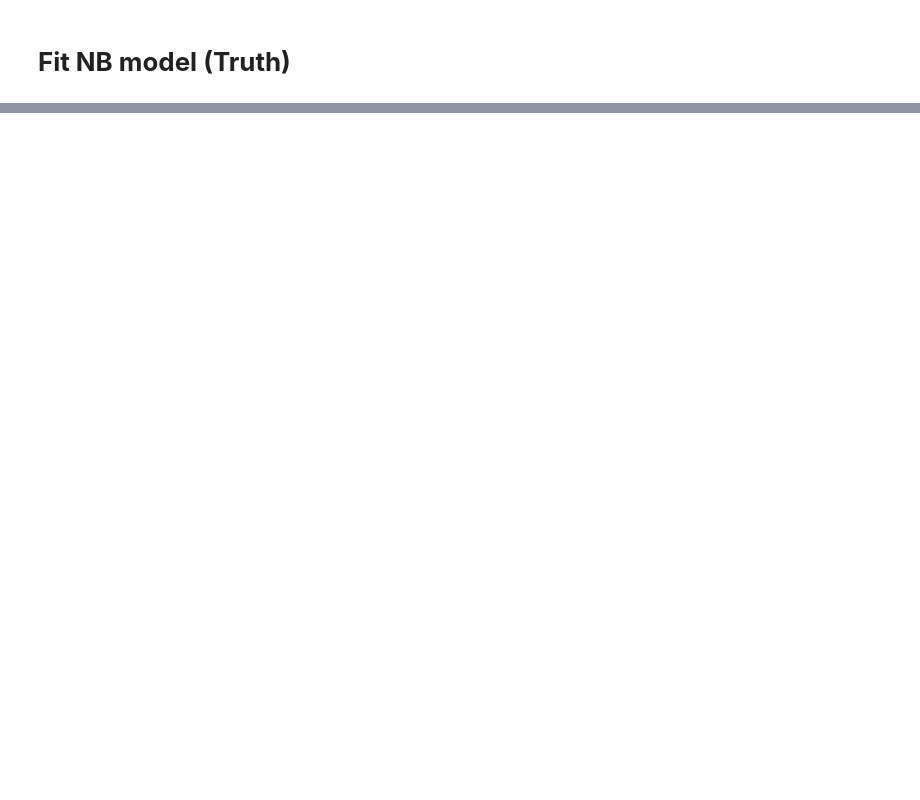
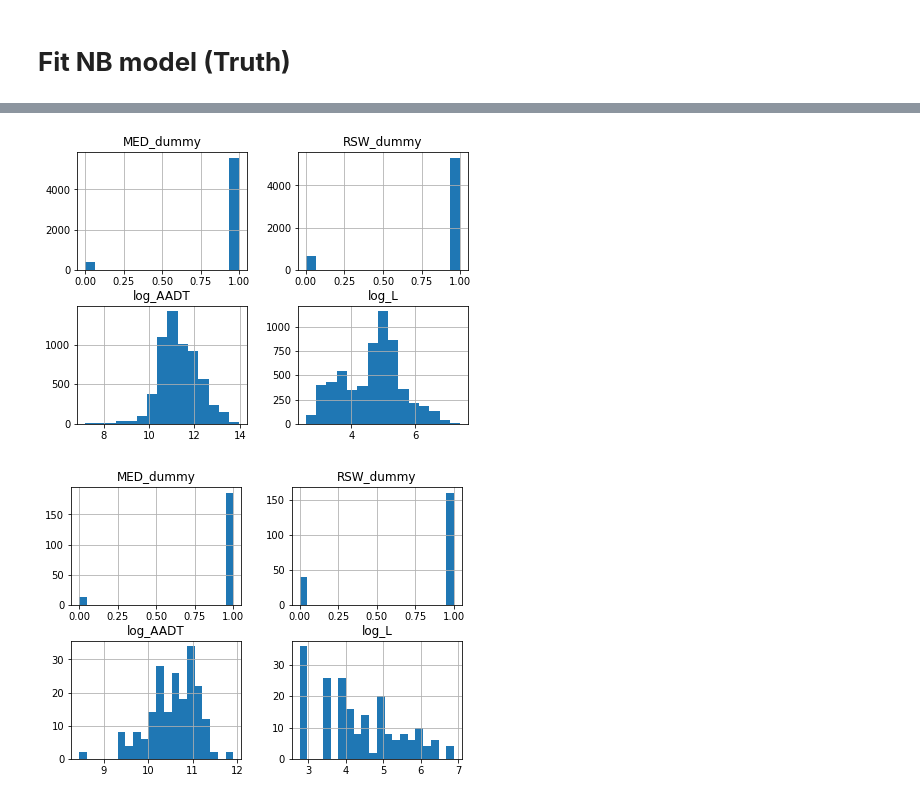
Before and after one commit to mz-zarei/CGAN-Augmentation, a Jupyter notebook: CGAN_data_augmentation_WA.ipynb, the cells around one changed output, grey strips where cells are left out. Saved outputs shown, nothing was run; the diff lists cells and outputs as text; code cells hidden in the pictures; blank space fills up the shorter version.

```diff
--- a/CGAN_data_augmentation_WA.ipynb
+++ b/CGAN_data_augmentation_WA.ipynb
@@ -398,0 +455,38 @@ d1_hist, d2_hist, g_hist = train(g_model, d_model, gan_model, dataset, latent_di
+# %%
+# load GAN model
+model_path = '/content/drive/MyDrive/GAN_regression/ganRegression/CGAN_augment_models/'
+model = load_model(model_path + 'WA_generator_model_1000.h5')
+dataset = load_real_samples(x_train, y_train)
+
+# generate latent points
+latent_points = generate_latent_points(latent_dim, 4000-sample_siza*2)
+# generate samples
+Fake_data = model.predict(latent_points)
+fake = pd.DataFrame(Fake_data, columns=x_features)
+fake[y_name] = latent_points[1]
+fake['MED_dummy'] =  [1 if m > 0.5 else 0 for m in fake.MED_dummy.values]
+fake['RSW_dummy'] =  [1 if m > 0.5 else 0 for m in fake.RSW_dummy.values]
+
+
+## NB model with real and fake data
+# Find significant features
+concat_data = pd.concat([train_data, fake])
+x_train_augmented = concat_data[x_features]
+y_train_augmented = concat_data[y_name]
+significant_features = nbeb.forward_regression(concat_data, x_features, y_name=y_name, threshold_in=0.05, verbose=False)
+
+NB_model_augmented, alpha_augmented = nbeb.fitNB(concat_data, significant_features, y_name=y_name)
+
+test_pred_Augmented = NB_model_augmented.predict(sm.add_constant(test_data[significant_features]))
+
+# Evaluation
+## predictive metrics on test set
+mae_augmented  = mean_absolute_error(test_pred_true, test_pred_Augmented)
+mape_augmented = nbeb.MAPE(test_pred_true.values, test_pred_Augmented.values)
+rmse_augmented  = mean_squared_error(test_pred_true, test_pred_Augmented)**0.5
+## accuracy of dispersion
+mape_alpha_augmented = abs(alpha_true - alpha_augmented)/alpha_true
+
+print(f"Dispersion: {alpha_augmented:0.3f}, MAPE alpha: {mape_alpha_augmented:0.3f}")
+print(f"MAE: {mae_augmented:0.3f}, RMSE: {rmse_augmented:0.3f}, MAPE: {mape_augmented:0.3f}")
+print(NB_model_augmented.summary2())
@@ -398,0 +513,6 @@ d1_hist, d2_hist, g_hist = train(g_model, d_model, gan_model, dataset, latent_di
+# %%
+ax1 = fake[x_features].hist(bins = 15, figsize=(7, 5))
+ax2 = train_data[x_features].hist(bins = 20, figsize=(7, 5))
+# %% [output]
+[figure, added]
+[figure, added]
```
Also changed, not shown: parts of 12 cells of this notebook.
